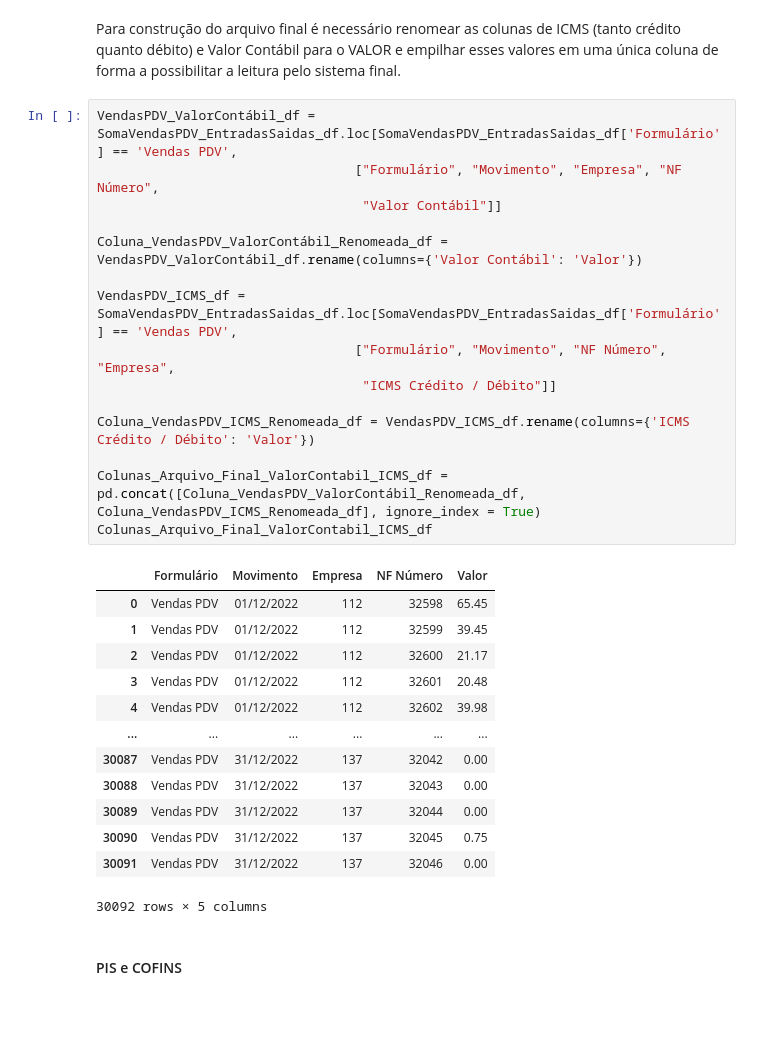
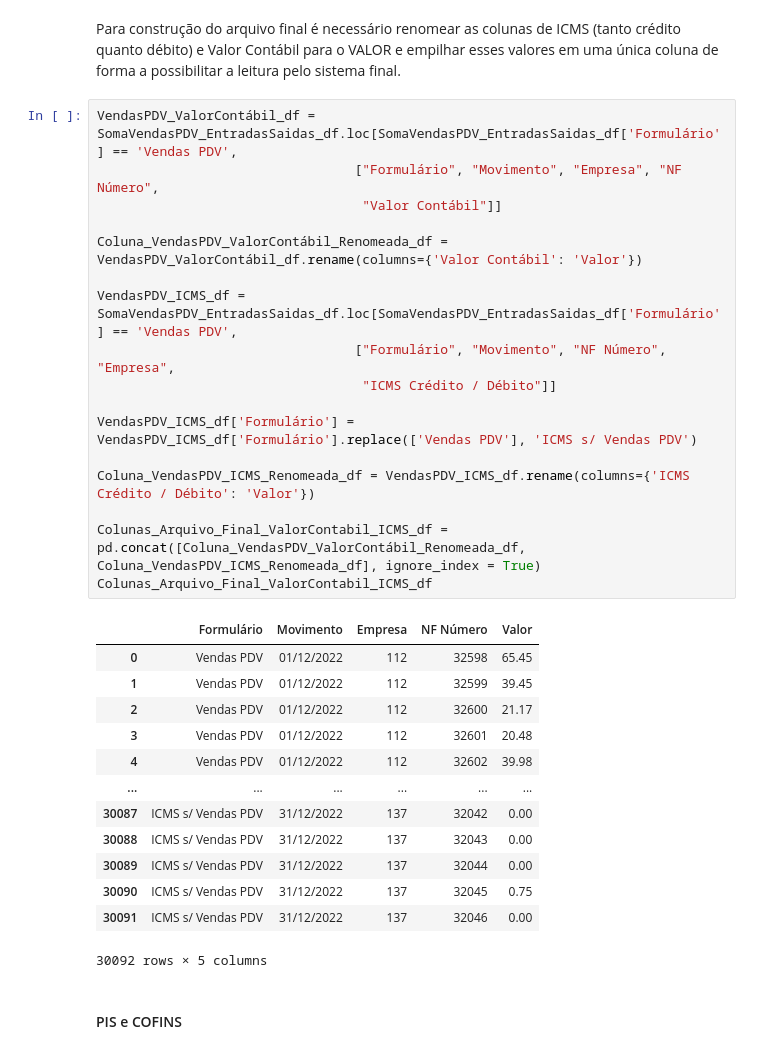
Before and after one commit to mayaram4rtins/compilador-de-arquivos-excel, a Jupyter notebook: compilador-de-arquivos-excel.ipynb, the cells around one changed output. Saved outputs shown, nothing was run; the diff lists cells and outputs as text; blank space fills up the shorter version.

```diff
--- a/compilador-de-arquivos-excel.ipynb
+++ b/compilador-de-arquivos-excel.ipynb
@@ -182,31 +182,33 @@ Para construção do arquivo final é necessário renomear as colunas de ICMS (t
 # %%
 VendasPDV_ValorContábil_df = SomaVendasPDV_EntradasSaidas_df.loc[SomaVendasPDV_EntradasSaidas_df['Formulário'] == 'Vendas PDV',
                                  ["Formulário", "Movimento", "Empresa", "NF Número",
                                   "Valor Contábil"]]
 
 Coluna_VendasPDV_ValorContábil_Renomeada_df = VendasPDV_ValorContábil_df.rename(columns={'Valor Contábil': 'Valor'})
 
 VendasPDV_ICMS_df = SomaVendasPDV_EntradasSaidas_df.loc[SomaVendasPDV_EntradasSaidas_df['Formulário'] == 'Vendas PDV',
                                  ["Formulário", "Movimento", "NF Número", "Empresa",
                                   "ICMS Crédito / Débito"]]
 
+VendasPDV_ICMS_df['Formulário'] = VendasPDV_ICMS_df['Formulário'].replace(['Vendas PDV'], 'ICMS s/ Vendas PDV')
+
 Coluna_VendasPDV_ICMS_Renomeada_df = VendasPDV_ICMS_df.rename(columns={'ICMS Crédito / Débito': 'Valor'})
 
 Colunas_Arquivo_Final_ValorContabil_ICMS_df = pd.concat([Coluna_VendasPDV_ValorContábil_Renomeada_df, Coluna_VendasPDV_ICMS_Renomeada_df], ignore_index = True)
 Colunas_Arquivo_Final_ValorContabil_ICMS_df
 # %% [output]
 |  | Formulário | Movimento | Empresa | NF Número | Valor |
 | 0 | Vendas PDV | 01/12/2022 | 112 | 32598 | 65.45 |
 | 1 | Vendas PDV | 01/12/2022 | 112 | 32599 | 39.45 |
 | 2 | Vendas PDV | 01/12/2022 | 112 | 32600 | 21.17 |
 | 3 | Vendas PDV | 01/12/2022 | 112 | 32601 | 20.48 |
 | 4 | Vendas PDV | 01/12/2022 | 112 | 32602 | 39.98 |
 | ... | ... | ... | ... | ... | ... |
-| 30087 | Vendas PDV | 31/12/2022 | 137 | 32042 | 0.00 |
-| 30088 | Vendas PDV | 31/12/2022 | 137 | 32043 | 0.00 |
-| 30089 | Vendas PDV | 31/12/2022 | 137 | 32044 | 0.00 |
-| 30090 | Vendas PDV | 31/12/2022 | 137 | 32045 | 0.75 |
-| 30091 | Vendas PDV | 31/12/2022 | 137 | 32046 | 0.00 |
+| 30087 | ICMS s/ Vendas PDV | 31/12/2022 | 137 | 32042 | 0.00 |
+| 30088 | ICMS s/ Vendas PDV | 31/12/2022 | 137 | 32043 | 0.00 |
+| 30089 | ICMS s/ Vendas PDV | 31/12/2022 | 137 | 32044 | 0.00 |
+| 30090 | ICMS s/ Vendas PDV | 31/12/2022 | 137 | 32045 | 0.75 |
+| 30091 | ICMS s/ Vendas PDV | 31/12/2022 | 137 | 32046 | 0.00 |
 30092 rows × 5 columns
 # %% [markdown]
 #### PIS e COFINS
```
Also changed, not shown: parts of 15 cells of this notebook, 1 other file.
